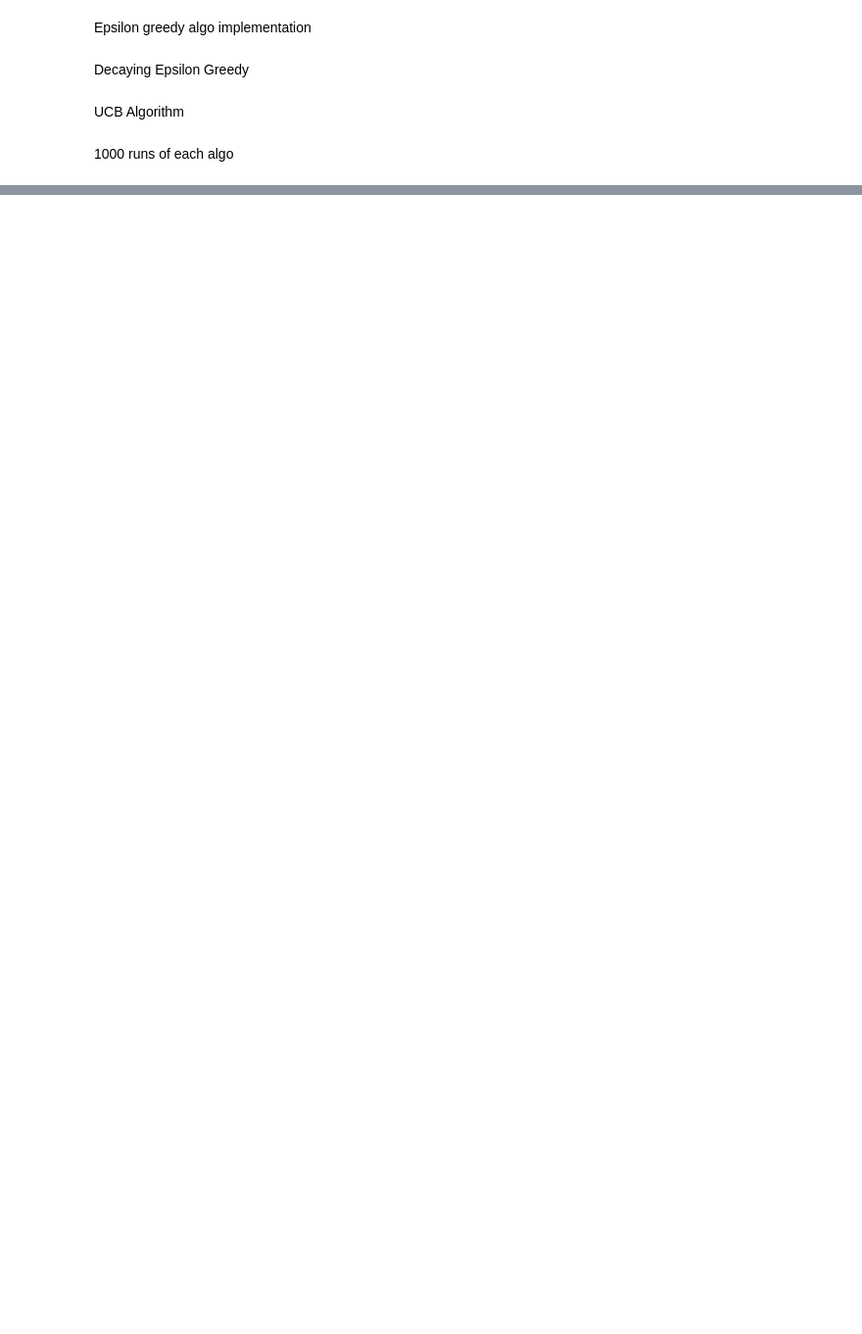
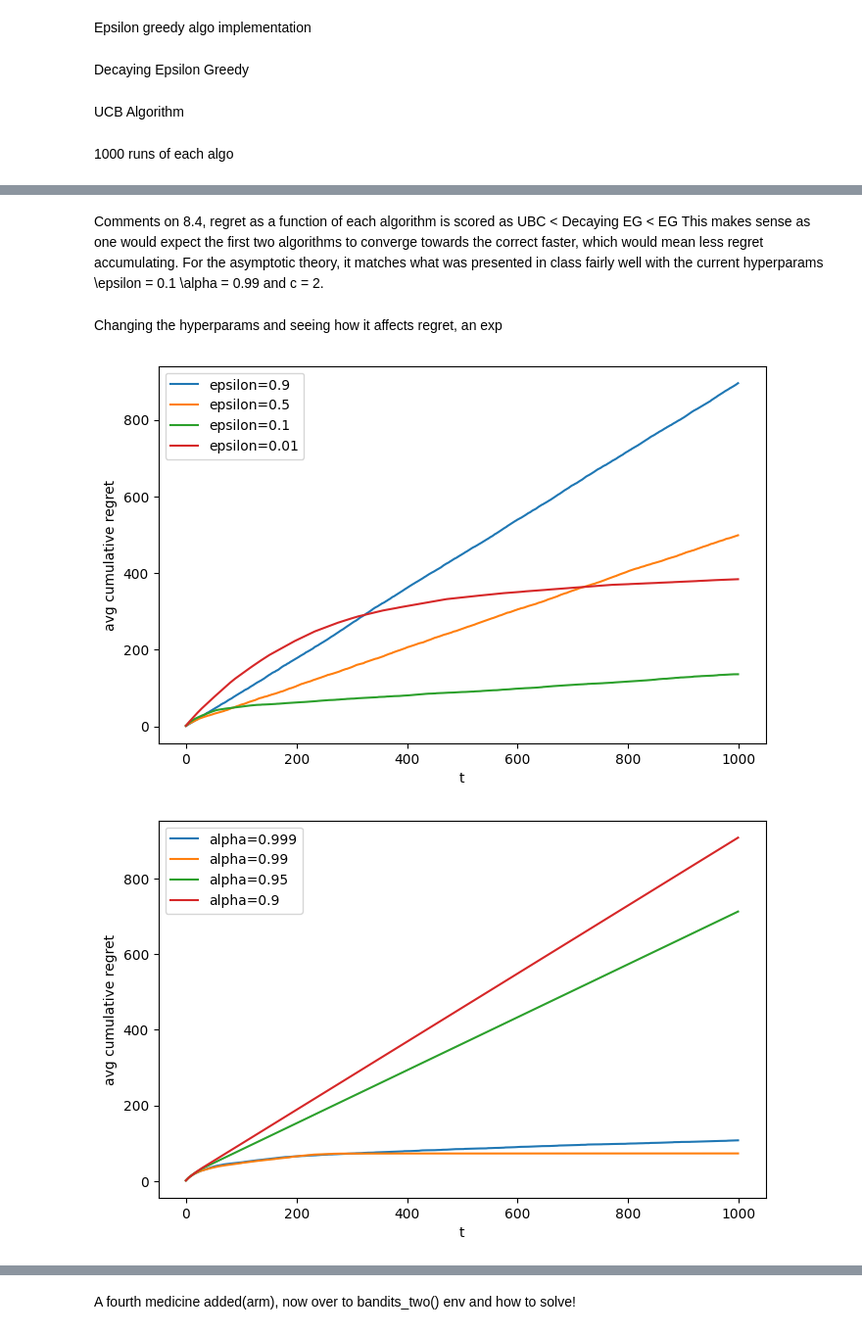
Before and after one commit to oddinho/Reinforcement-Learning-, a Jupyter notebook: notebooks/homework1/MAB_algorithms.ipynb, the cells around one changed output, grey strips where cells are left out. Shown at 98% size. Cells and saved outputs as stored; diff of their text form; code cells hidden in the pictures; blank space fills up the shorter version.

```diff
--- a/notebooks/homework1/MAB_algorithms.ipynb
+++ b/notebooks/homework1/MAB_algorithms.ipynb
@@ -124,0 +210,63 @@ NameError: name 'Bandits_one' is not defined
+# %% [markdown]
+Comments on 8.4, regret as a function of each algorithm is scored as UBC < Decaying EG < EG
+This makes sense as one would expect the first two algorithms to converge towards the
+correct faster, which would mean less regret accumulating. For the asymptotic theory, it matches what was presented in class fairly well with the current hyperparams \epsilon = 0.1
+\alpha = 0.99 and c = 2.
+# %% [markdown]
+Changing the hyperparams and seeing how it affects regret, an exp
+# %%
+Repeats = 20
+T = 1000
+
+def cummulative_regret(mab_env, actions):
+    return np.cumsum(mab_env.get_optimal_expected_reward() - mab_env.means[actions])
+
+epsilons = [0.9, 0.5, 0.1, 0.01]
+
+plt.figure(figsize=(8,5))
+for epsilon in epsilons:
+    regret_eps = np.zeros((Repeats, T))
+    for r in range(Repeats):
+        mab_env = Bandits_one(random_state=r)
+        estimated_rewards, num_actions, actions, rewards = epsilon_greedy(mab_env, T, epsilon)
+        regret_eps[r] = cummulative_regret(mab_env, actions)
+    plt.plot(regret_eps.mean(axis=0), label=f"epsilon={epsilon}")
+
+plt.xlabel("t")
+plt.ylabel("avg cumulative regret")
+plt.legend()
+plt.show()
+
+alphas = [0.999, 0.99, 0.95, 0.9]
+
+plt.figure(figsize=(8,5))
+for alpha in alphas:
+    regret_decay = np.zeros((Repeats, T))
+    for r in range(Repeats):
+        mab_env = Bandits_one(random_state=r)
+        estimated_rewards, num_actions, actions, rewards = decaying_epsilon_greedy(mab_env, T, epsilon=0.1, alpha=alpha)
+        regret_decay[r] = cummulative_regret(mab_env, actions)
+    plt.plot(regret_decay.mean(axis=0), label=f"alpha={alpha}")
+
+plt.xlabel("t")
+plt.ylabel("avg cumulative regret")
+plt.legend()
+plt.show()
+
+c = [0.5, 1.0, 2.0, 5.0]
+plt.figure(figsize=(8,5))
+for ci in c:
+    regret_ucb = np.zeros((Repeats, T))
+    for r in range(Repeats):
+        mab_env = Bandits_one(random_state=r)
+        estimated_rewards, num_actions, actions, rewards = UCB(mab_env, T, c=ci)
+        regret_ucb[r] = cummulative_regret(mab_env, actions)
+    plt.plot(regret_ucb.mean(axis=0), label=f"c={ci}")
+
+plt.xlabel("t")
+plt.ylabel("avg cumulative regret")
+plt.legend()
+plt.show()
+# %% [output]
+[figure, added]
+[figure, added]
@@ -124,0 +274,2 @@ NameError: name 'Bandits_one' is not defined
+# %% [markdown]
+A fourth medicine added(arm), now over to bandits_two() env and how to solve!
```
Also changed, not shown: parts of 21 cells of this notebook, 2 other files.
